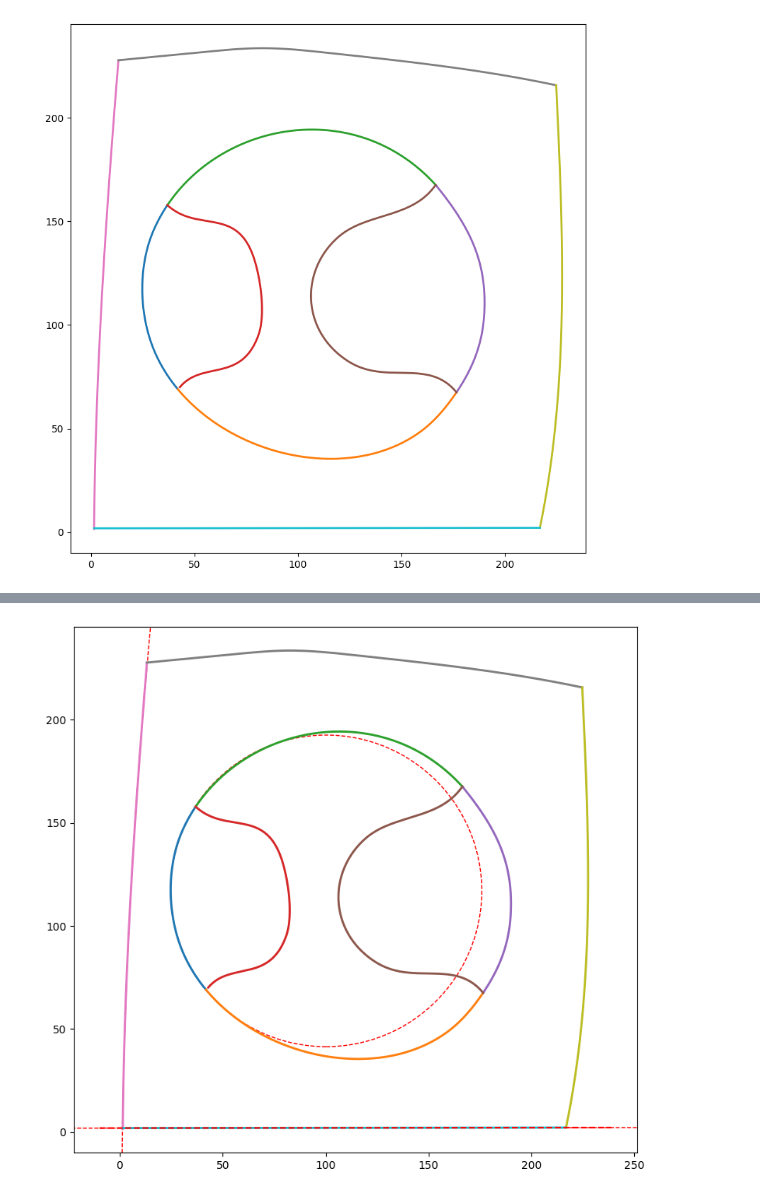
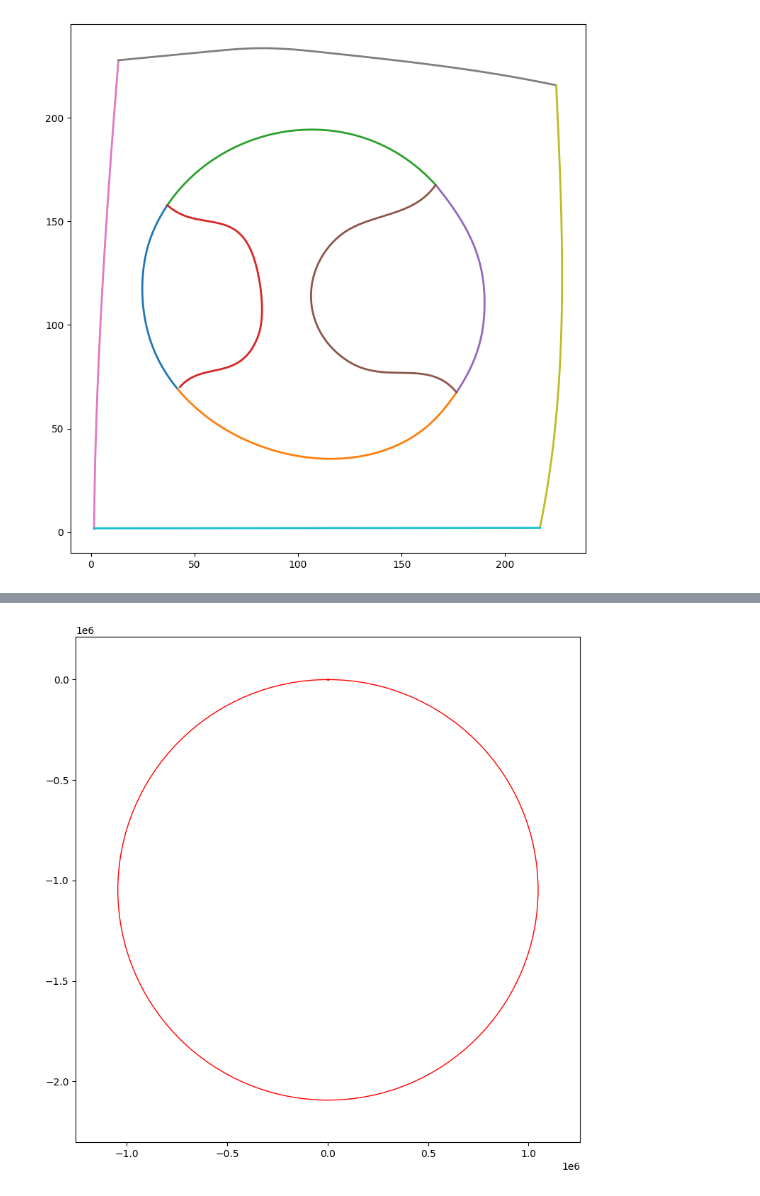
Before and after one commit to manushi1224/ADOBE_GEN_SOLVE, a Jupyter notebook: adobe_test/temp.ipynb, the cells around one changed output, grey strips where cells are left out. Cells and saved outputs as stored; diff of their text form; code cells hidden in the pictures.

Commit message:
add logic for detecting shapes like circle and star

```diff
--- a/adobe_test/temp.ipynb
+++ b/adobe_test/temp.ipynb
@@ -34,9 +34,9 @@ plot(paths_XYs)
 # %%
 from sklearn.linear_model import LinearRegression
 import numpy as np
+import matplotlib.pyplot as plt
 
-
-def is_straight_line(XY, threshold=1e-1):  # Increased default threshold
+def is_straight_line(XY, threshold=1e-1, plot=False):
     X = XY[:, 0].reshape(-1, 1)
     y = XY[:, 1]
 
@@ -47,13 +47,19 @@ def is_straight_line(XY, threshold=1e-1):  # Increased default threshold
     residuals = y - y_pred
     variance = np.var(residuals)
 
+    if plot:
+        plt.scatter(X, y, color='blue')
+        plt.plot(X, y_pred, color='red')
+        plt.title(f"Variance: {variance:.4f} and threshold: {threshold}")
+        plt.show()
+
     return variance < threshold, model
 
 
 # Example usage
 for path in paths_XYs:
     for XY in path:
-        is_line, model = is_straight_line(XY)
+        is_line, model = is_straight_line(XY, plot=True)
         if is_line:
             print("Detected a straight line with slope:", model.coef_[0])
 # %% [output]
@@ -99,39 +162,65 @@ Detected a circle with center: (np.float64(1232.2769728874941), np.float64(-1046
 # %%
-def plot_detected_shapes(paths_XYs, detected_shapes):
+import numpy as np
+import matplotlib.pyplot as plt
+
+def plot_detected_shapes(paths_XYs, detected_shapes, buffer=0.1):
     fig, ax = plt.subplots(tight_layout=True, figsize=(8, 8))
-    for i, XYs in enumerate(paths_XYs):
-        for XY in XYs:
-            ax.plot(XY[:, 0], XY[:, 1], linewidth=2)
+
+    # Initialize limits
+    x_min, x_max = np.inf, -np.inf
+    y_min, y_max = np.inf, -np.inf
 
     for shape in detected_shapes:
         if shape['type'] == 'line':
             model = shape['model']
             x_vals = np.array(ax.get_xlim())
             y_vals = model.coef_[0] * x_vals + model.intercept_
             ax.plot(x_vals, y_vals, '--', color='red')
         elif shape['type'] == 'circle':
             center, radius = shape['center'], shape['radius']
-            circle = plt.Circle(center, radius, color='red', fill=False, linestyle='--')
+            x_min = min(x_min, center[0] - radius)
+            x_max = max(x_max, center[0] + radius)
+            y_min = min(y_min, center[1] - radius)
+            y_max = max(y_max, center[1] + radius)
+            circle = plt.Circle(center, radius, color='red', fill=False, linestyle='-')
             ax.add_artist(circle)
+        else:
+            ax.plot(shape['xy'][:, 0], shape['xy'][:, 1], linewidth=1, color='red')
+            # Update limits based on other shapes
+            x_min = min(x_min, np.min(shape['xy'][:, 0]))
+            x_max = max(x_max, np.max(shape['xy'][:, 0]))
+            y_min = min(y_min, np.min(shape['xy'][:, 1]))
+            y_max = max(y_max, np.max(shape['xy'][:, 1]))
+
+    # Apply buffer to limits
+    x_range = x_max - x_min
+    y_range = y_max - y_min
+    x_buffer = x_range * buffer
+    y_buffer = y_range * buffer
+
+    ax.set_xlim(x_min - x_buffer, x_max + x_buffer)
+    ax.set_ylim(y_min - y_buffer, y_max + y_buffer)
 
     ax.set_aspect('equal')
     plt.show()
 
 # Example usage
 detected_shapes = []
 for path in paths_XYs:
     for XY in path:
         is_line, model = is_straight_line(XY)
         if is_line:
             detected_shapes.append({'type': 'line', 'model': model})
 
         is_circ, center, radius = is_circle(XY)
         if is_circ:
             detected_shapes.append({'type': 'circle', 'center': center, 'radius': radius})
+        else:
+            detected_shapes.append({'type': 'other', 'xy': XY})
 
 plot_detected_shapes(paths_XYs, detected_shapes)
 # %% [output]
-[figure, old version]
+[figure, new version]
 # %%
 import numpy as np
 import matplotlib.pyplot as plt
```
Also changed, not shown: parts of 4 cells of this notebook, 5 other files.
